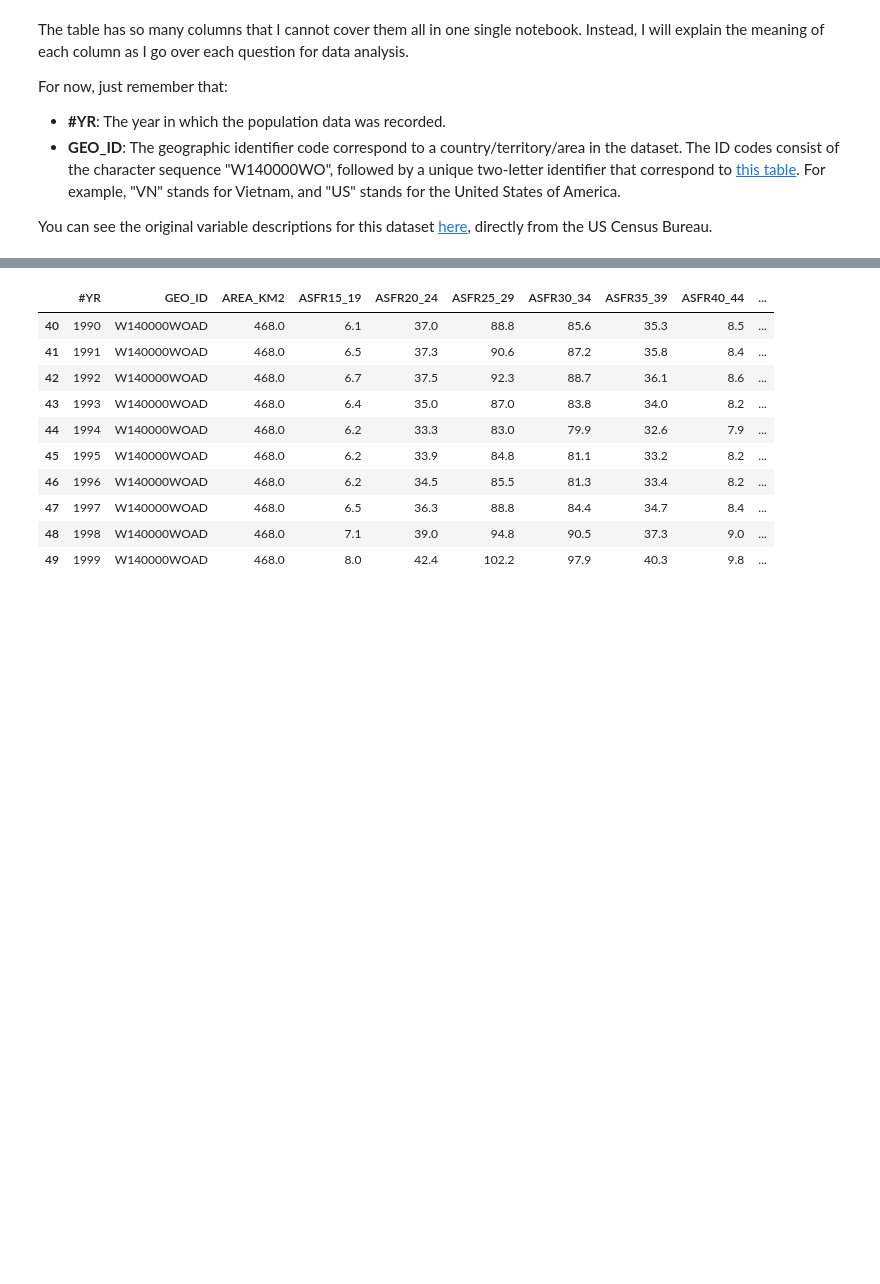
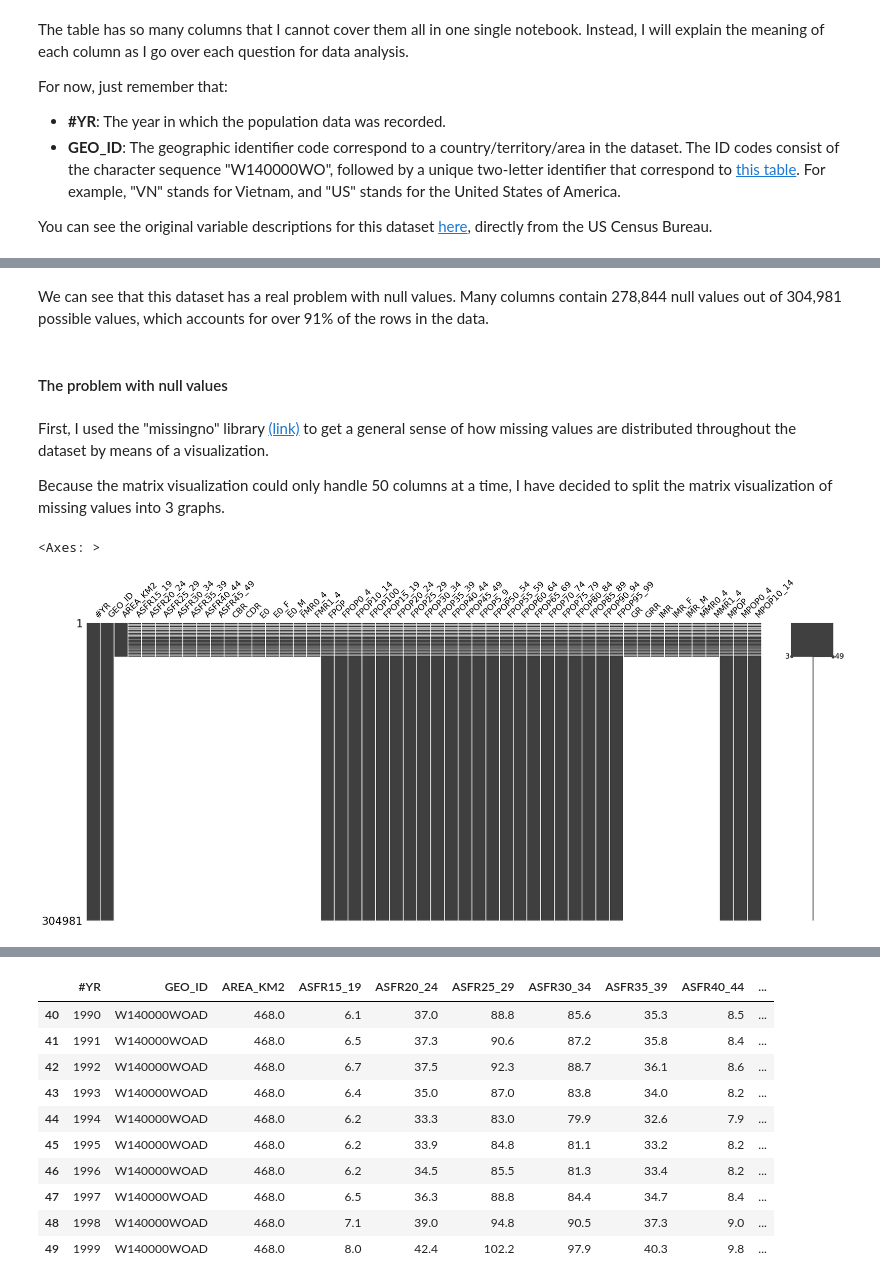
Before and after one commit to thaianle/international-database, a Jupyter notebook: idb5yr-python.ipynb, the cells around one changed output, grey strips where cells are left out. Drawn from its saved outputs; the diff is of its cells as text; code cells hidden in the pictures; blank space fills up the shorter version.

Commit message:
Deal with many missing values

```diff
--- a/idb5yr-python.ipynb
+++ b/idb5yr-python.ipynb
@@ -17,9 +17,9 @@ import seaborn as sns
 # %% [markdown]
 ## I. Exploring the IDB 5 Years database
 # %%
-idb5yr = pd.read_table("idbzip/idb5yr.txt", delimiter="|")
+idb5yr_original = pd.read_table("idbzip/idb5yr.txt", delimiter="|")
 pd.set_option('display.max_columns', None)
-idb5yr.head(10)
+idb5yr_original.head(10)
 
 # The dataset has many columns, so I had to explicitly set an option to display all columns in Pandas
 # %% [output]
@@ -44,0 +82,14 @@ You can see the original variable descriptions for this dataset [here](https://a
+# %% [markdown]
+We can see that this dataset has a real problem with null values. Many columns contain 278,844 null values out of 304,981 possible values, which accounts for over 91% of the rows in the data.
+# %% [markdown]
+#### The problem with null values
+# %% [markdown]
+First, I used the "missingno" library [(link)](https://github.com/ResidentMario/missingno) to get a general sense of how missing values are distributed throughout the dataset by means of a visualization.
+
+Because the matrix visualization could only handle 50 columns at a time, I have decided to split the matrix visualization of missing values into 3 graphs.
+# %%
+import missingno as msno
+msno.matrix(idb5yr_original.iloc[:, 0:49])
+# %% [output]
+<Axes: >
+[figure, added]
```
Also changed, not shown: parts of 11 cells of this notebook.
